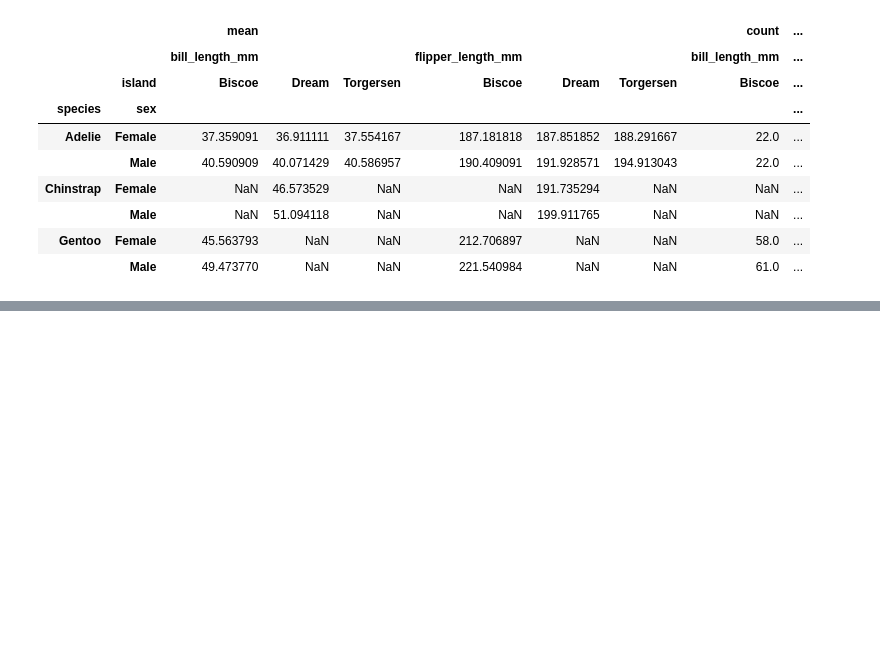
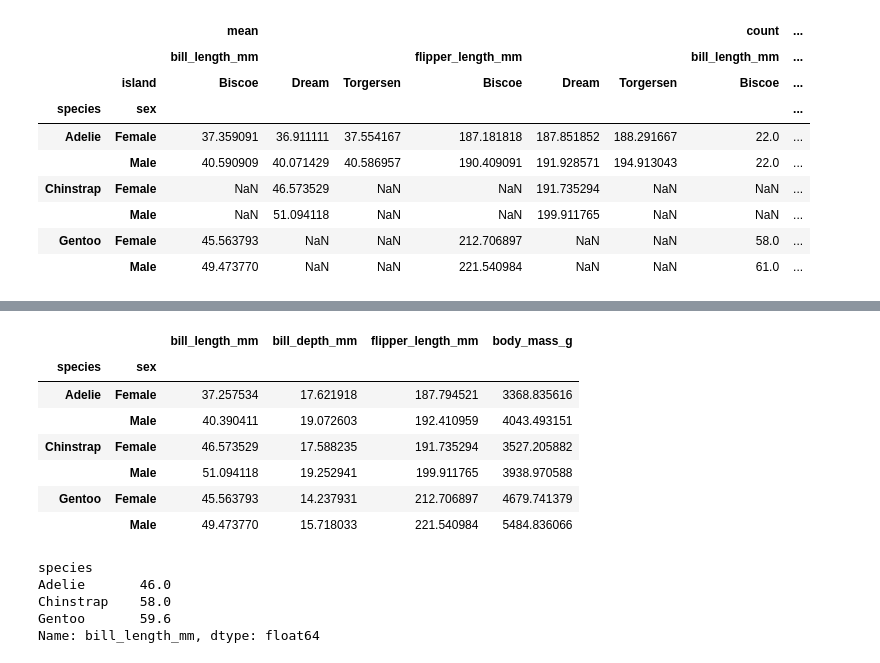
Before and after one commit to Palindroming/pythonquant, a Jupyter notebook: eda.ipynb, the cells around one changed output, grey strips where cells are left out. Cells and saved outputs as stored; diff of their text form; code cells hidden in the pictures; blank space fills up the shorter version.

```diff
--- a/eda.ipynb
+++ b/eda.ipynb
@@ -1040,0 +1231,23 @@ df_pivot_4
+# %%
+df.groupby(['species','sex'])[['bill_length_mm','bill_depth_mm','flipper_length_mm', 'body_mass_g']].mean()
+# %% [output]
+|  |  | bill_length_mm | bill_depth_mm | flipper_length_mm | body_mass_g |
+| species | sex |  |  |  |  |
+| Adelie | Female | 37.257534 | 17.621918 | 187.794521 | 3368.835616 |
+|  | Male | 40.390411 | 19.072603 | 192.410959 | 4043.493151 |
+| Chinstrap | Female | 46.573529 | 17.588235 | 191.735294 | 3527.205882 |
+|  | Male | 51.094118 | 19.252941 | 199.911765 | 3938.970588 |
+| Gentoo | Female | 45.563793 | 14.237931 | 212.706897 | 4679.741379 |
+|  | Male | 49.473770 | 15.718033 | 221.540984 | 5484.836066 |
+# %%
+def min_max(x):
+    return x.max()
+
+df.groupby(['species'])['bill_length_mm'].agg(min_max)
+#집계 연산을 처리하는 함수를 사용자가 직접 만든 후 그룹 객체에 적용하고자 할 때는 agg() 메서드를 사용한다. 예제로 최대값과 최소값의 차이를 계산하는 함수를 만든 후 각 그룹별로 적용해보도록 하자.
+# %% [output]
+species
+Adelie       46.0
+Chinstrap    58.0
+Gentoo       59.6
+Name: bill_length_mm, dtype: float64
```
Also changed, not shown: parts of 20 cells of this notebook, 1 other file.
